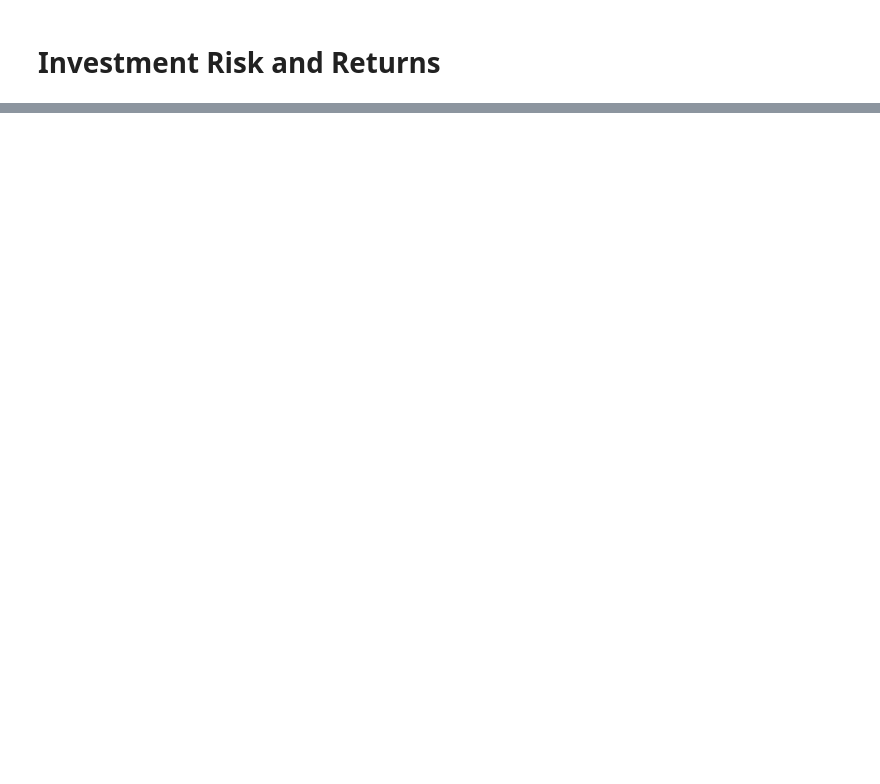
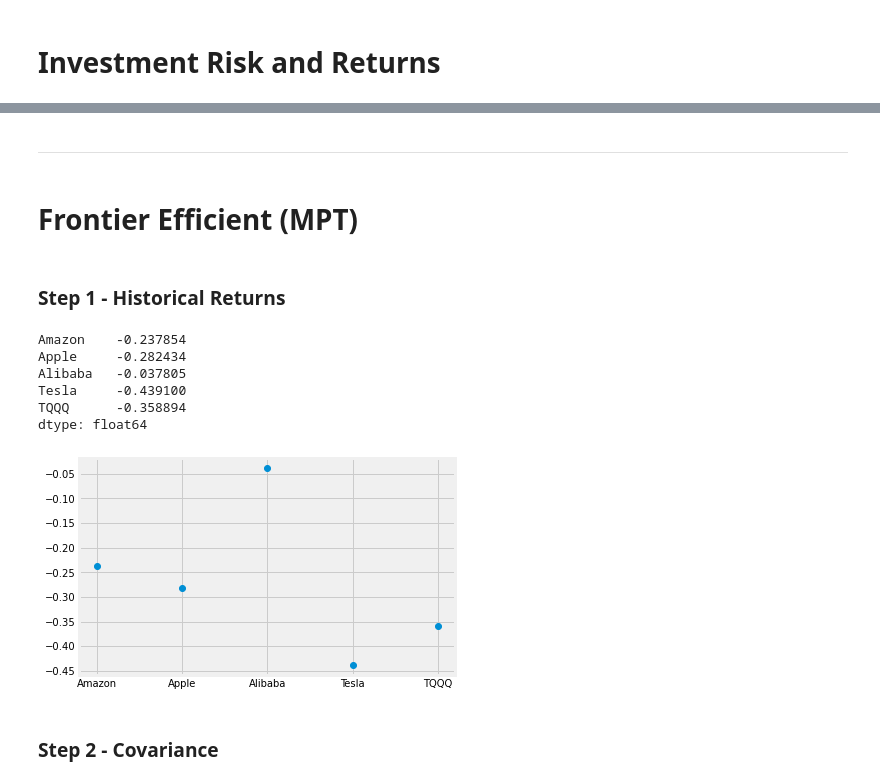
Before and after one commit to fabioismerim/risk_analysis_portfolio, a Jupyter notebook: port_risk.ipynb, the cells around one changed output, grey strips where cells are left out. Saved outputs shown, nothing was run; the diff lists cells and outputs as text; code cells hidden in the pictures; blank space fills up the shorter version.

Commit message:
datasets update and efficiente frontier

```diff
--- a/port_risk.ipynb
+++ b/port_risk.ipynb
@@ -24,0 +233,6 @@ amazon.head()
+# %%
+amazon.set_index(['Date'], inplace = True)
+apple.set_index(['Date'], inplace = True)
+baba.set_index(['Date'], inplace = True)
+tesla.set_index(['Date'], inplace = True)
+tqqq.set_index(['Date'], inplace = True)
@@ -24,0 +249,9 @@ amazon.head()
+# %%
+amazon_copy = amazon[['Close/Last']].rename(columns = {'Close/Last': 'Amazon'})
+apple_copy = apple[['Close/Last']].rename(columns = {'Close/Last': 'Apple'})
+baba_copy = baba[['Close/Last']].rename(columns = {'Close/Last': 'Alibaba'})
+tesla_copy = tesla[['Close/Last']].rename(columns = {'Close/Last': 'Tesla'})
+tqqq_copy = tqqq[['Close/Last']].rename(columns = {'Close/Last': 'TQQQ'})
+# %%
+prices =pd.concat([amazon_copy,apple_copy,baba_copy,tesla_copy,tqqq_copy], axis = 1)
+prices.head()
@@ -24,0 +272,25 @@ amazon.head()
+# %% [markdown]
+---
+# %% [markdown]
+# Frontier Efficient (MPT)
+# %% [markdown]
+### Step 1 - Historical Returns
+# %%
+#  mean historical return
+mu = expected_returns.mean_historical_return(prices)
+mu
+# %% [output]
+Amazon    -0.237854
+Apple     -0.282434
+Alibaba   -0.037805
+Tesla     -0.439100
+TQQQ      -0.358894
+dtype: float64
+# %%
+# Plot the annualized average historical return
+plt.plot(mu, linestyle = 'None', marker = 'o')
+plt.show()
+# %% [output]
+[figure, added]
+# %% [markdown]
+### Step 2 - Covariance
```
Also changed, not shown: parts of 31 cells of this notebook, 7 other files.
